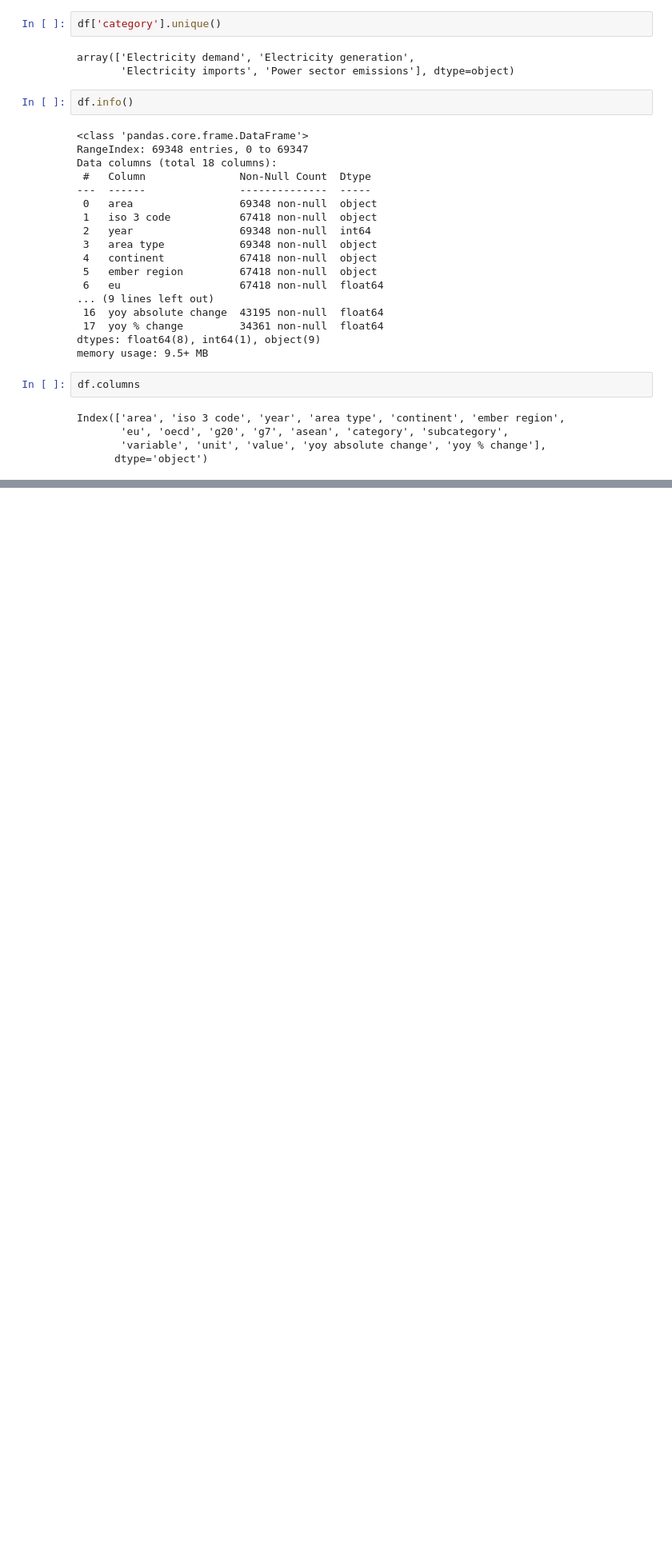
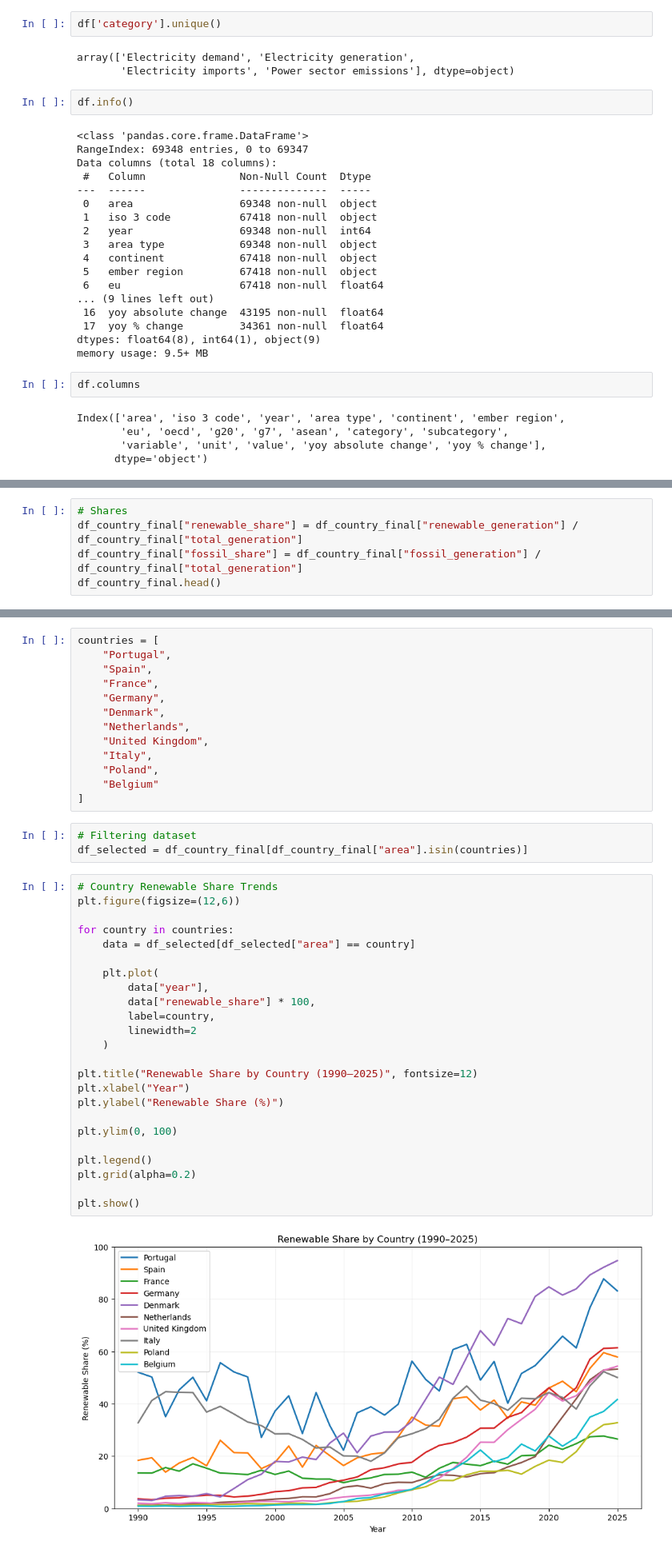
Before and after one commit to davherdel/Europe-Energy-Transition, a Jupyter notebook: energy_transition_decarbonization_trends_and_grid_reliability.ipynb, the cells around one changed output, grey strips where cells are left out. Shown at 80% size. Saved outputs shown, nothing was run; the diff lists cells and outputs as text; blank space fills up the shorter version.

```diff
--- a/energy_transition_decarbonization_trends_and_grid_reliability.ipynb
+++ b/energy_transition_decarbonization_trends_and_grid_reliability.ipynb
@@ -69,0 +365,5 @@ array(['Demand', 'Demand per capita', 'Aggregate fuel', 'Fuel', 'Total',
+# %%
+# Shares
+df_country_final["renewable_share"] = df_country_final["renewable_generation"] / df_country_final["total_generation"]
+df_country_final["fossil_share"] = df_country_final["fossil_generation"] / df_country_final["total_generation"]
+df_country_final.head()
@@ -69,0 +481,42 @@ array(['Demand', 'Demand per capita', 'Aggregate fuel', 'Fuel', 'Total',
+# %%
+countries = [
+    "Portugal",
+    "Spain",
+    "France",
+    "Germany",
+    "Denmark",
+    "Netherlands",
+    "United Kingdom",
+    "Italy",
+    "Poland",
+    "Belgium"
+]
+# %%
+# Filtering dataset
+df_selected = df_country_final[df_country_final["area"].isin(countries)]
+# %%
+# Country Renewable Share Trends
+plt.figure(figsize=(12,6))
+
+for country in countries:
+    data = df_selected[df_selected["area"] == country]
+
+    plt.plot(
+        data["year"],
+        data["renewable_share"] * 100,
+        label=country,
+        linewidth=2
+    )
+
+plt.title("Renewable Share by Country (1990–2025)", fontsize=12)
+plt.xlabel("Year")
+plt.ylabel("Renewable Share (%)")
+
+plt.ylim(0, 100)
+
+plt.legend()
+plt.grid(alpha=0.2)
+
+plt.show()
+# %% [output]
+[figure, added]
```
Also changed, not shown: parts of 57 cells of this notebook, 3 other files.
